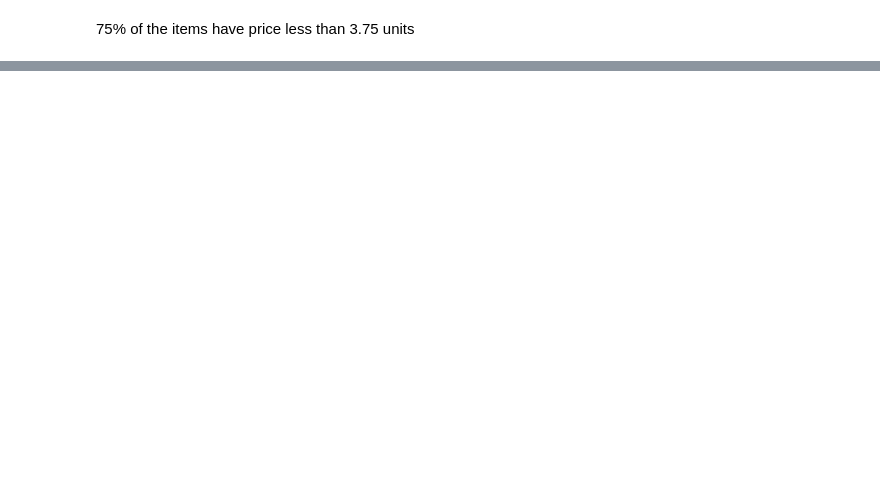
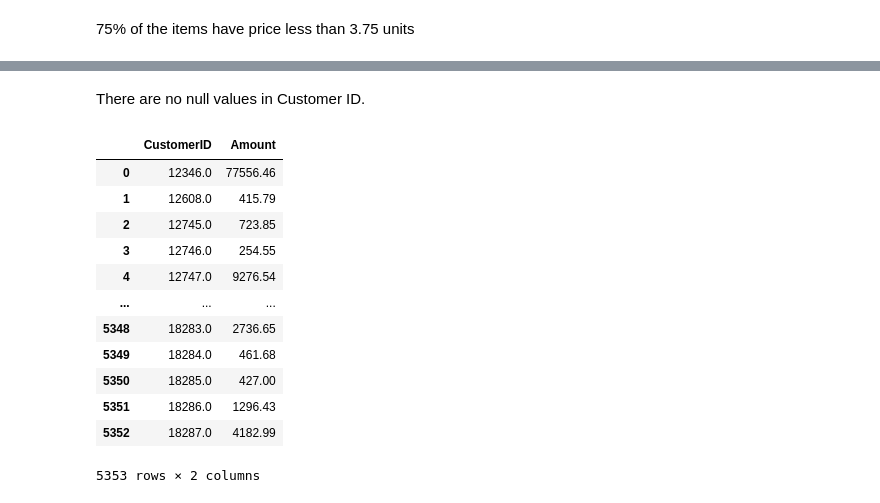
Before and after one commit to AfreenKansal/Market-Basket-Analysis, a Jupyter notebook: MBA.ipynb, the cells around one changed output, grey strips where cells are left out. Saved outputs shown, nothing was run; the diff lists cells and outputs as text; code cells hidden in the pictures; blank space fills up the shorter version.

```diff
--- a/MBA.ipynb
+++ b/MBA.ipynb
@@ -264,0 +336,25 @@ data.pivot_table(values = 'Quantity', columns = 'Description', index = 'Invoice'
+# %% [markdown]
+There are no null values in Customer ID.
+# %%
+# Creating a column with the total amount spent
+data['Amount'] = data['Quantity'] * data['Price']
+# %%
+# Creating a dataframe with unique customer IDs and the total amount they have spent
+customer = data.groupby('CustomerID')['Amount'].sum()
+customer = customer.reset_index()
+# %%
+customer
+# %% [output]
+|  | CustomerID | Amount |
+| 0 | 12346.0 | 77556.46 |
+| 1 | 12608.0 | 415.79 |
+| 2 | 12745.0 | 723.85 |
+| 3 | 12746.0 | 254.55 |
+| 4 | 12747.0 | 9276.54 |
+| ... | ... | ... |
+| 5348 | 18283.0 | 2736.65 |
+| 5349 | 18284.0 | 461.68 |
+| 5350 | 18285.0 | 427.00 |
+| 5351 | 18286.0 | 1296.43 |
+| 5352 | 18287.0 | 4182.99 |
+5353 rows × 2 columns
```
Also changed, not shown: parts of 34 cells of this notebook.
